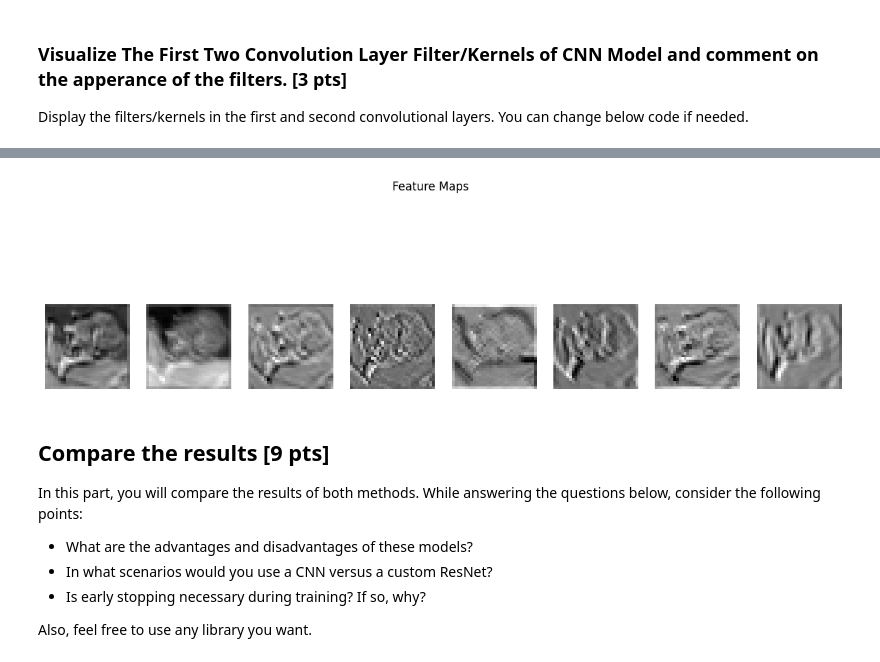
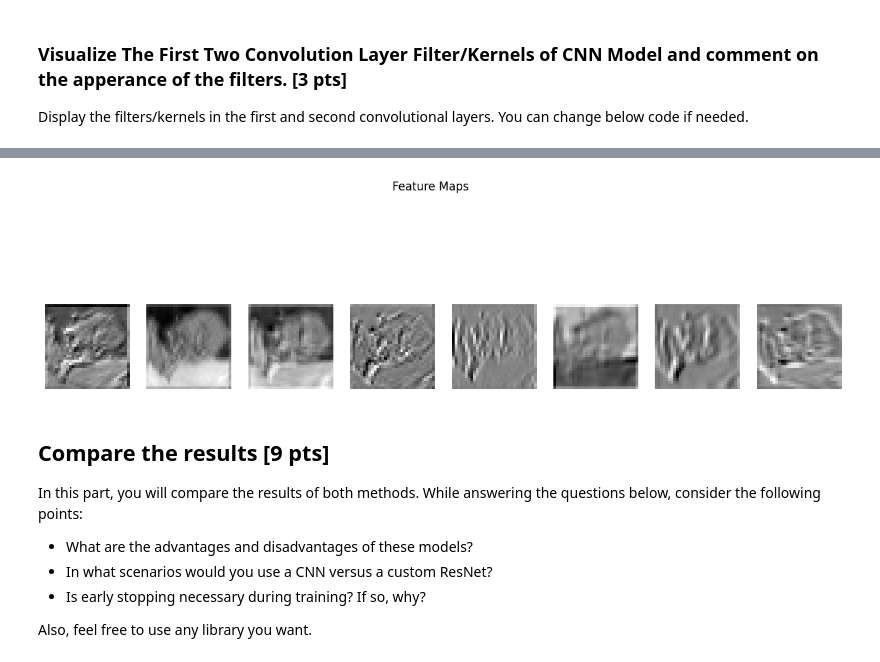
Before and after one commit to SeyyidOS/BGL561E-HW2, a Jupyter notebook: Hw2.ipynb, the cells around one changed output, grey strips where cells are left out. Cells and saved outputs as stored; diff of their text form; code cells hidden in the pictures.

```diff
--- a/Hw2.ipynb
+++ b/Hw2.ipynb
@@ -823,20 +819,20 @@ Clipping input data to the valid range for imshow with RGB data ([0..1] for floa
 # %%
 with torch.no_grad():
-    conv1_output = loaded_model.conv1(next(iter(test_loader))[0].to("cuda"))
+    conv1_output = cnn_model.conv1(next(iter(test_loader))[0].to("cuda"))
 
 def visualize_feature_maps(feature_maps, num_maps=8):
     feature_maps = feature_maps.squeeze().detach().cpu()[0,:,:,:]
     fig, axes = plt.subplots(1, num_maps, figsize=(15, 5))
     for i, ax in enumerate(axes):
         if i >= feature_maps.size(0): break
         ax.imshow(feature_maps[i], cmap='gray')
         ax.axis('off')
     plt.suptitle("Feature Maps")
     plt.show()
 
 visualize_feature_maps(conv1_output, num_maps=8)
 # %% [output]
-[figure, old version]
+[figure, new version]
 # %% [markdown]
 ## Compare the results [9 pts]
 
```
Also changed, not shown: parts of 32 cells of this notebook.
